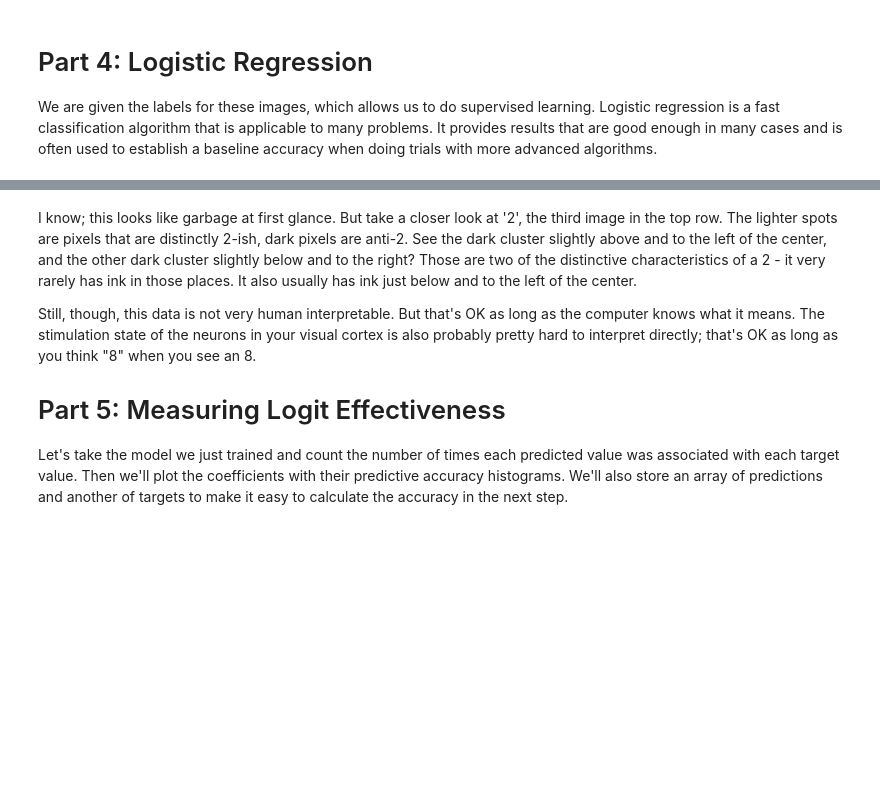
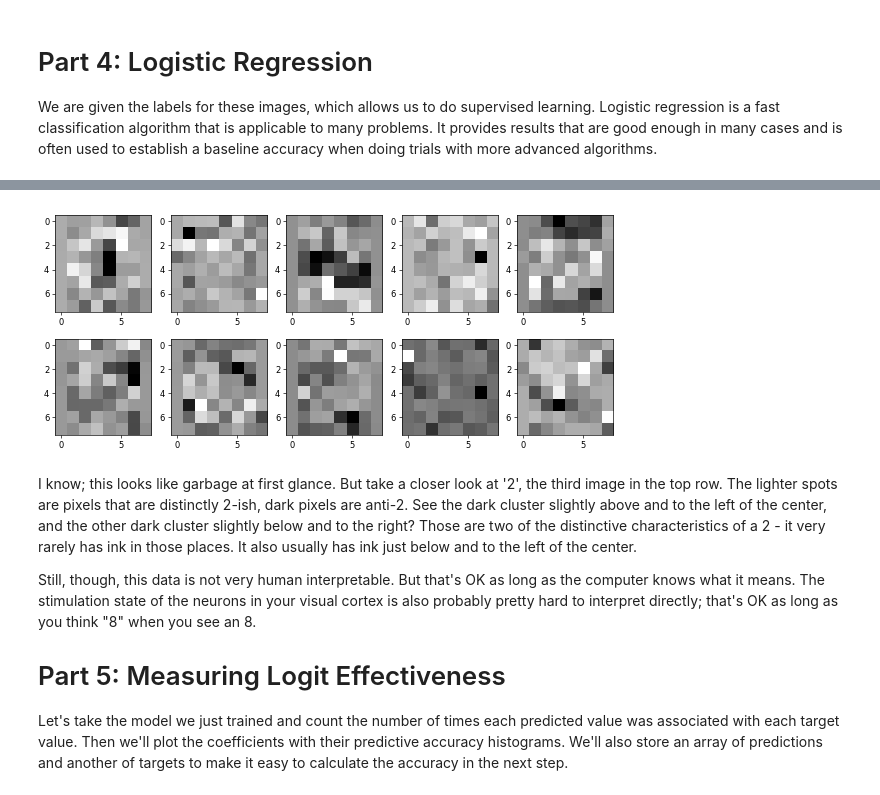
Before and after one commit to rbb36/mlho_01, a Jupyter notebook: MLHO_01_OCR_digits.ipynb, the cells around one changed output, grey strips where cells are left out. Saved outputs shown, nothing was run; the diff lists cells and outputs as text; code cells hidden in the pictures; blank space fills up the shorter version.

```diff
--- a/MLHO_01_OCR_digits.ipynb
+++ b/MLHO_01_OCR_digits.ipynb
@@ -114,9 +132,12 @@ def imshow_and_histogram(img_arrays, counts, num_cols=5):
 
 We are given the labels for these images, which allows us to do supervised learning. Logistic regression is a fast classification algorithm that is applicable to many problems. It provides results that are good enough in many cases and is often used to establish a baseline accuracy when doing trials with more advanced algorithms.
 # %%
+%%time
+
 from sklearn.linear_model import LogisticRegression
 
-logit = LogisticRegression(max_iter=100)
+logit = LogisticRegression(max_iter=100, solver="liblinear", multi_class="auto")
 logit.fit(digits.data, digits.target)
 
 imshow_arrays(logit.coef_)
+# %% [output]
@@ -123,3 +146,4 @@ imshow_arrays(logit.coef_)
+[figure, added]
 # %% [markdown]
 I know; this looks like garbage at first glance. But take a closer look at '2', the third image in the top row. The lighter spots are pixels that are distinctly 2-ish, dark pixels are anti-2. See the dark cluster slightly above and to the left of the center, and the other dark cluster slightly below and to the right? Those are two of the distinctive characteristics of a 2 - it very rarely has ink in those places. It also usually has ink just below and to the left of the center.
 
```
Also changed, not shown: parts of 16 cells of this notebook.
